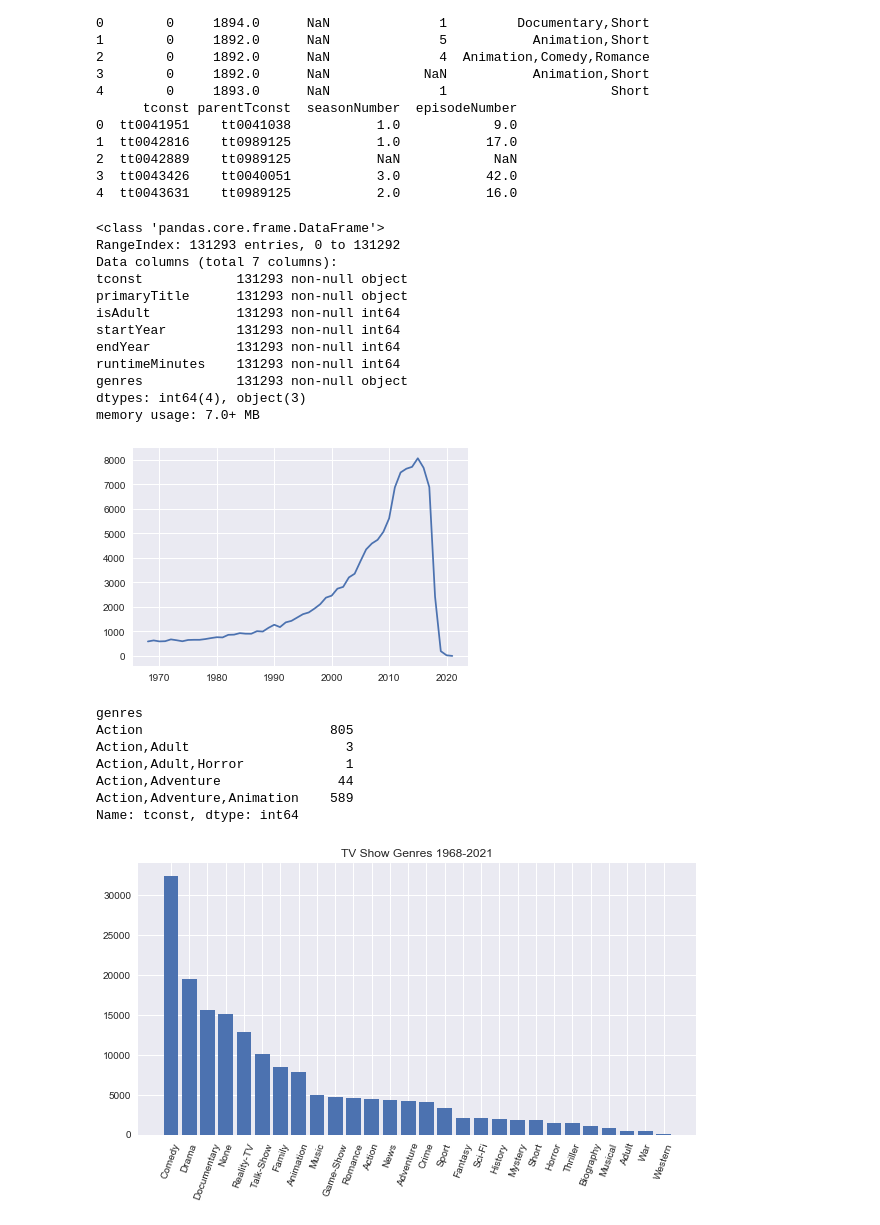
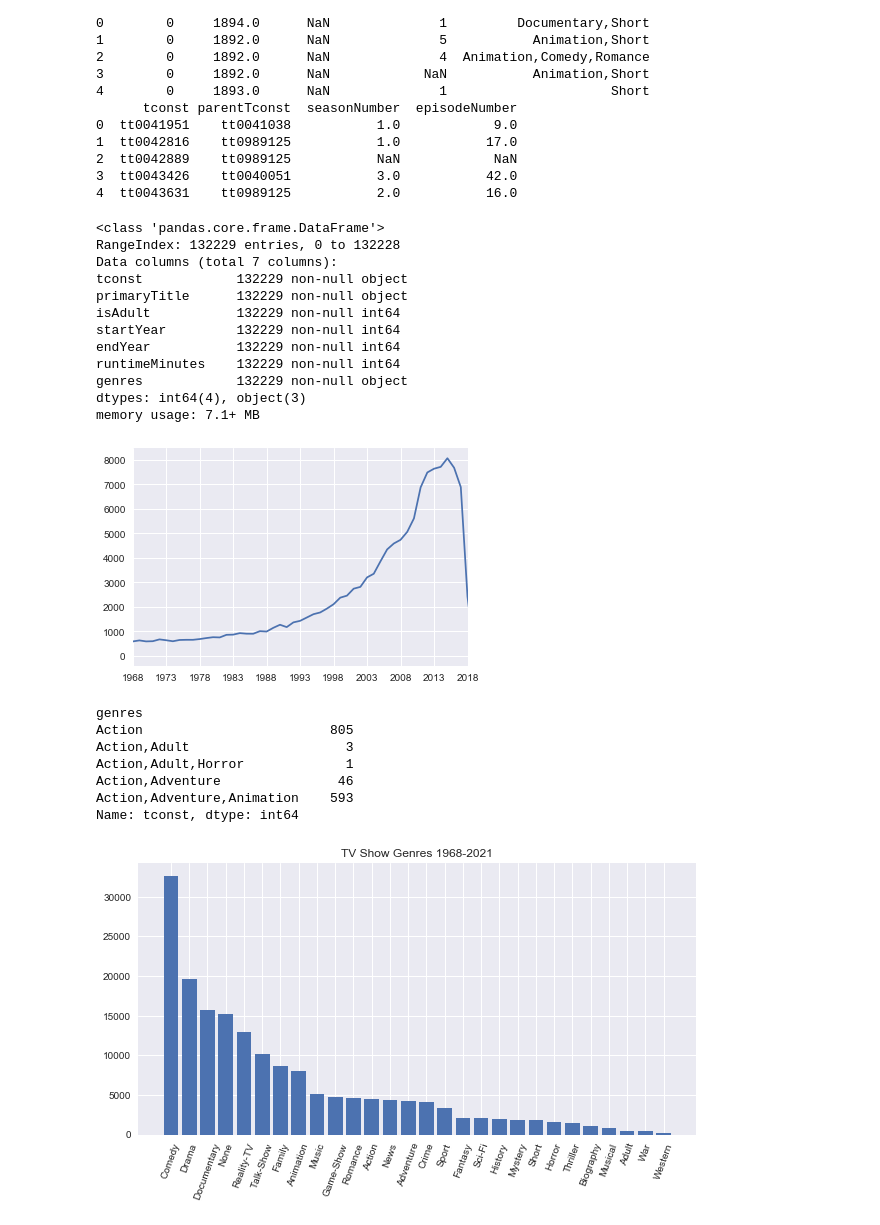
Before and after one commit to claireramming/imdb_tvshows, a Jupyter notebook: IMDB_tv_series.ipynb, the cells around one changed output. Drawn from its saved outputs; the diff is of its cells as text; code cells hidden in the pictures.

```diff
--- a/IMDB_tv_series.ipynb
+++ b/IMDB_tv_series.ipynb
@@ -35,8 +35,12 @@ print(dfeps.head())
 # %%
 #df.titleType.unique()
 # & (df.startYear > 1967)
+
+#fill NA with zero so we can convert to integers
+dftv.fillna(0, inplace=True)
+
 #limit to just TV series info from last 50 years
-tv = dftv[(dftv.titleType == 'tvSeries') & (dftv.startYear > 1967)]
+tv = dftv[(dftv.titleType == 'tvSeries') & ((dftv.endYear > 1967) | ((dftv.startYear > 1967) & (dftv.endYear == 0)))]
 
 #reset index
 tv.reset_index(inplace=True)
@@ -44,29 +48,29 @@ tv.reset_index(inplace=True)
 #limit to only needed columns
 tv=tv[['tconst', 'primaryTitle', 'isAdult', 'startYear', 'endYear', 'runtimeMinutes', 'genres']]
 
-#fill NA with zero so we can convert to integers
-tv.fillna(0, inplace=True)
 #change data types
 tv = tv.astype({'startYear':np.int64, 'endYear':np.int64, 'runtimeMinutes':np.int64})
 tv.info()
 # %% [output]
 <class 'pandas.core.frame.DataFrame'>
-RangeIndex: 131293 entries, 0 to 131292
+RangeIndex: 132229 entries, 0 to 132228
 Data columns (total 7 columns):
-tconst            131293 non-null object
-primaryTitle      131293 non-null object
-isAdult           131293 non-null int64
-startYear         131293 non-null int64
-endYear           131293 non-null int64
-runtimeMinutes    131293 non-null int64
-genres            131293 non-null object
+tconst            132229 non-null object
+primaryTitle      132229 non-null object
+isAdult           132229 non-null int64
+startYear         132229 non-null int64
+endYear           132229 non-null int64
+runtimeMinutes    132229 non-null int64
+genres            132229 non-null object
 dtypes: int64(4), object(3)
-memory usage: 7.0+ MB
+memory usage: 7.1+ MB
 # %%
 p = plt.plot(tv.tconst.groupby(tv.startYear).count())
+plt.xlim(1968,2018)
+plt.xticks(range(1968,2019,5))
 plt.show()
 # %% [output]
-[figure, old version]
+[figure, new version]
 # %%
 tv.genres.replace(0,'None', inplace=True)
 tv.tconst.groupby(tv.genres).count().head()
@@ -75,8 +79,8 @@ genres
 Action                        805
 Action,Adult                    3
 Action,Adult,Horror             1
-Action,Adventure               44
-Action,Adventure,Animation    589
+Action,Adventure               46
+Action,Adventure,Animation    593
 Name: tconst, dtype: int64
 # %%
 from collections import defaultdict
```
Also changed, not shown: parts of 7 cells of this notebook.
